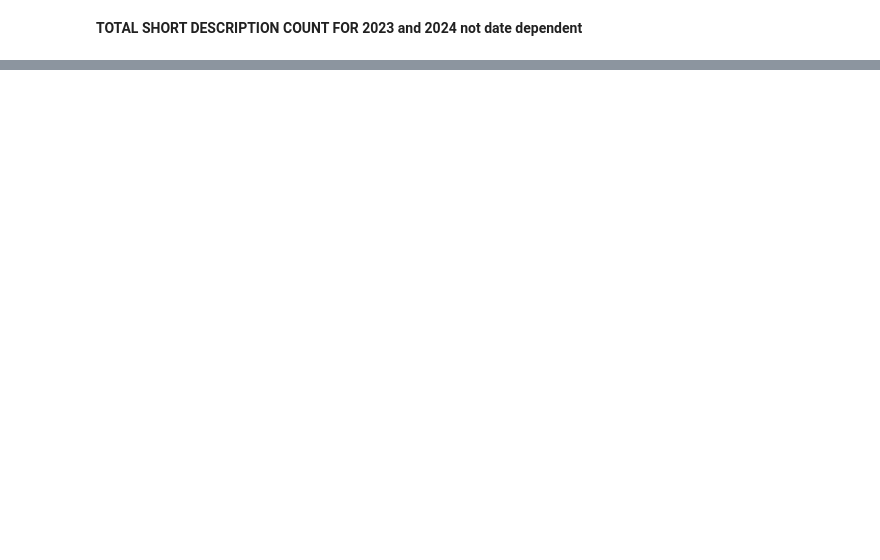
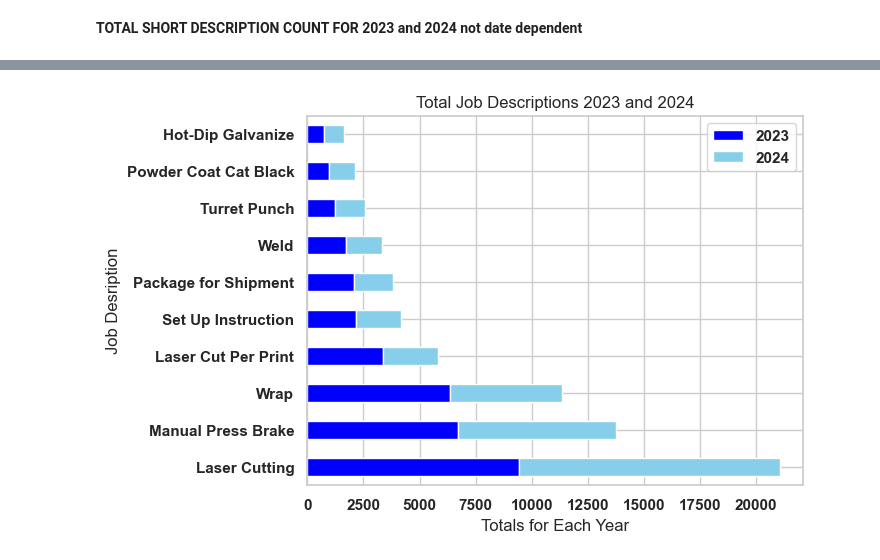
Before and after one commit to NSS-Full-Time-Data-Analytics-14/metal-fabrication-snickers, a Jupyter notebook: Notebook/Actual Metal Project.ipynb, the cells around one changed output, grey strips where cells are left out. Saved outputs shown, nothing was run; the diff lists cells and outputs as text; code cells hidden in the pictures; blank space fills up the shorter version.

```diff
--- a/Notebook/Actual Metal Project.ipynb
+++ b/Notebook/Actual Metal Project.ipynb
@@ -229,0 +709,22 @@ total_short_description_counts_not_dated
+# %%
+df = pd.DataFrame({'2023': [9420, 6732, 6368, 3353, 2153, 2072,
+                                 1733, 1220, 973, 738],
+                   '2024': [11658, 7033, 5004, 2485, 2036, 1761,
+                                1572, 1354, 1168, 908]},
+                                    index=['Laser Cutting','Manual Press Brake', 'Wrap','Laser Cut Per Print', 'Set Up Instruction','Package for Shipment','Weld','Turret Punch','Powder Coat Cat Black','Hot-Dip Galvanize'])
+
+
+
+df.plot(kind='barh', stacked=True, color=['blue', 'skyblue'])
+
+
+plt.xlabel('Totals for Each Year')
+plt.ylabel('Job Desription')
+
+# title of plot
+plt.title('Total Job Descriptions 2023 and 2024')
+
+
+plt.show()
+# %% [output]
+[figure, added]
```
Also changed, not shown: parts of 48 cells of this notebook.
